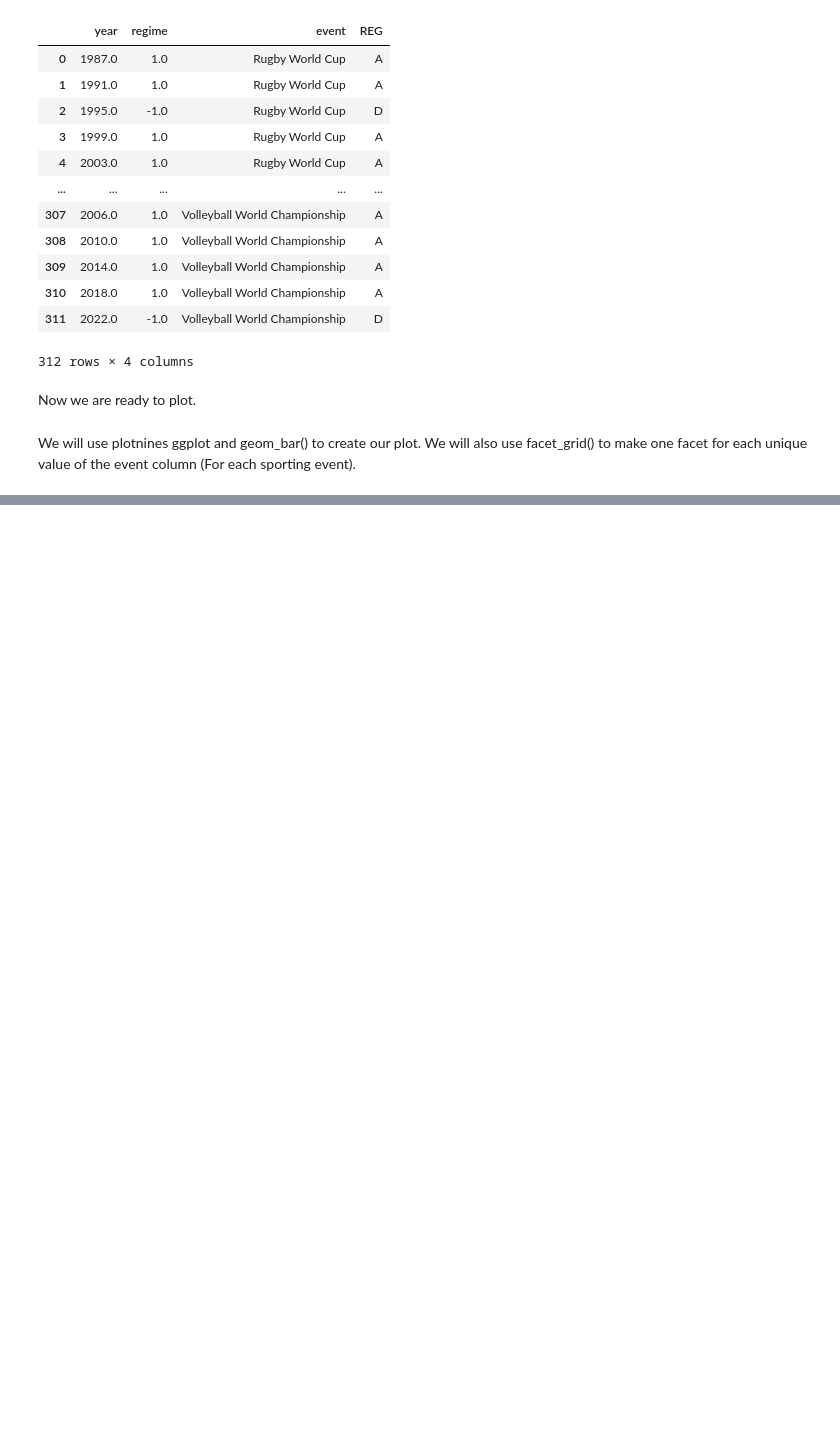
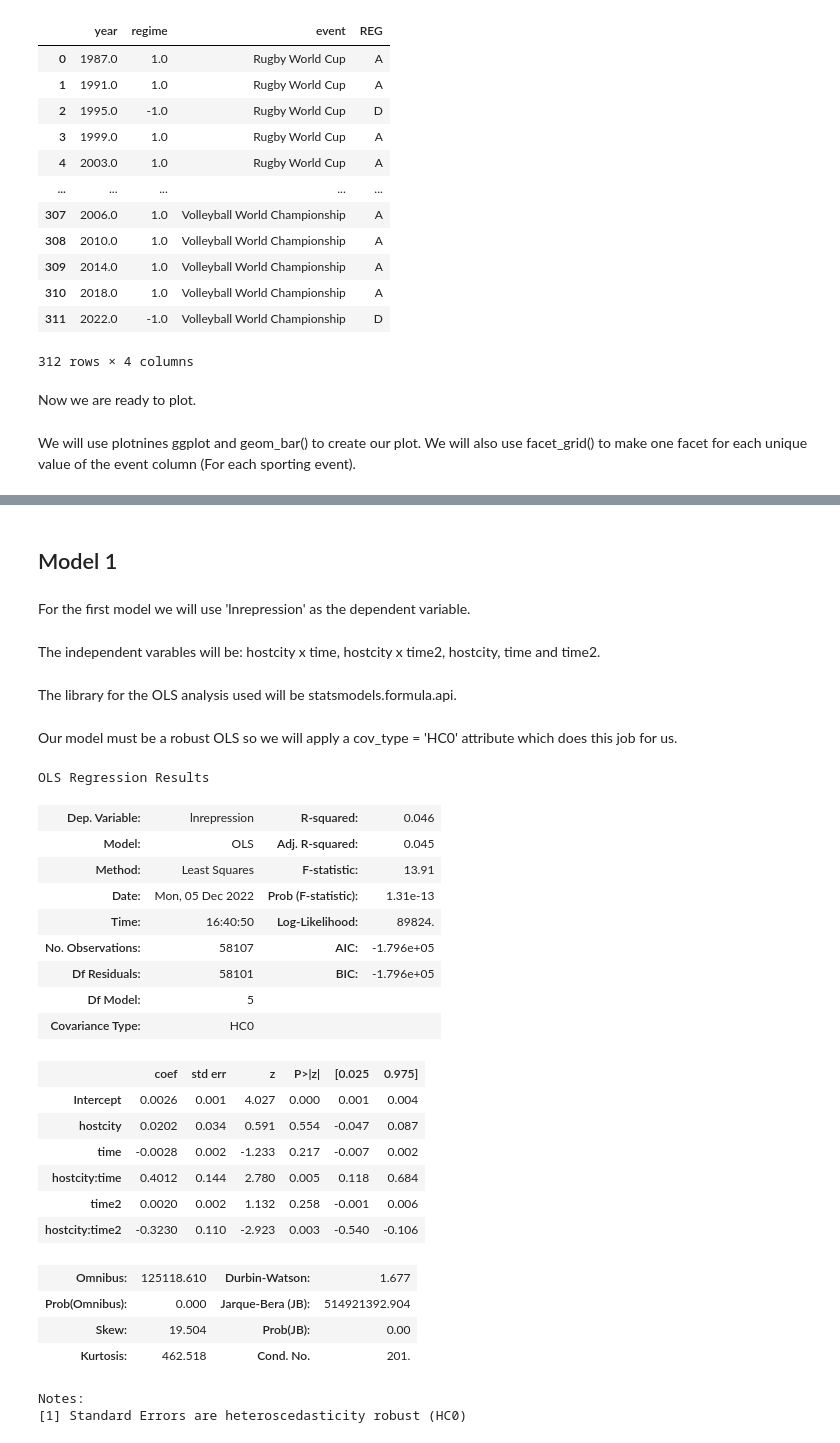
Before and after one commit to vdimopoulos/International_Sports_Repression_Analysis, a Jupyter notebook: assignment_2_clean.ipynb, the cells around one changed output, grey strips where cells are left out. Drawn from its saved outputs; the diff is of its cells as text; code cells hidden in the pictures; blank space fills up the shorter version.

```diff
--- a/assignment_2_clean.ipynb
+++ b/assignment_2_clean.ipynb
@@ -313,0 +340,40 @@ figureSI11_df['event'] = figureSI11_df['event'].astype('category')
+# %% [markdown]
+## Model 1
+# %% [markdown]
+For the first model we will use 'lnrepression' as the dependent variable.
+# %% [markdown]
+The independent varables will be: hostcity x time, hostcity x time2, hostcity, time and time2.
+# %% [markdown]
+The library for the OLS analysis used will be statsmodels.formula.api.
+# %% [markdown]
+Our model must be a robust OLS so we will apply a cov_type = 'HC0' attribute which does this job for us.
+# %%
+import statsmodels.formula.api as smf
+independent_variables = 'hostcity*time + hostcity*time2 + hostcity + time + time2'
+repression_mod1 = smf.ols("lnrepression ~ " + independent_variables, data=main_df)
+repression_mod1 = repression_mod1.fit(cov_type='HC0')
+repression_mod1.summary()
+# %% [output]
+OLS Regression Results
+| Dep. Variable: | lnrepression | R-squared: | 0.046 |
+| Model: | OLS | Adj. R-squared: | 0.045 |
+| Method: | Least Squares | F-statistic: | 13.91 |
+| Date: | Mon, 05 Dec 2022 | Prob (F-statistic): | 1.31e-13 |
+| Time: | 16:40:50 | Log-Likelihood: | 89824. |
+| No. Observations: | 58107 | AIC: | -1.796e+05 |
+| Df Residuals: | 58101 | BIC: | -1.796e+05 |
+| Df Model: | 5 |  |  |
+| Covariance Type: | HC0 |  |  |
+|  | coef | std err | z | P>|z| | [0.025 | 0.975] |
+| Intercept | 0.0026 | 0.001 | 4.027 | 0.000 | 0.001 | 0.004 |
+| hostcity | 0.0202 | 0.034 | 0.591 | 0.554 | -0.047 | 0.087 |
+| time | -0.0028 | 0.002 | -1.233 | 0.217 | -0.007 | 0.002 |
+| hostcity:time | 0.4012 | 0.144 | 2.780 | 0.005 | 0.118 | 0.684 |
+| time2 | 0.0020 | 0.002 | 1.132 | 0.258 | -0.001 | 0.006 |
+| hostcity:time2 | -0.3230 | 0.110 | -2.923 | 0.003 | -0.540 | -0.106 |
+| Omnibus: | 125118.610 | Durbin-Watson: | 1.677 |
+| Prob(Omnibus): | 0.000 | Jarque-Bera (JB): | 514921392.904 |
+| Skew: | 19.504 | Prob(JB): | 0.00 |
+| Kurtosis: | 462.518 | Cond. No. | 201. |
+Notes:
+[1] Standard Errors are heteroscedasticity robust (HC0)
```
Also changed, not shown: parts of 30 cells of this notebook.
